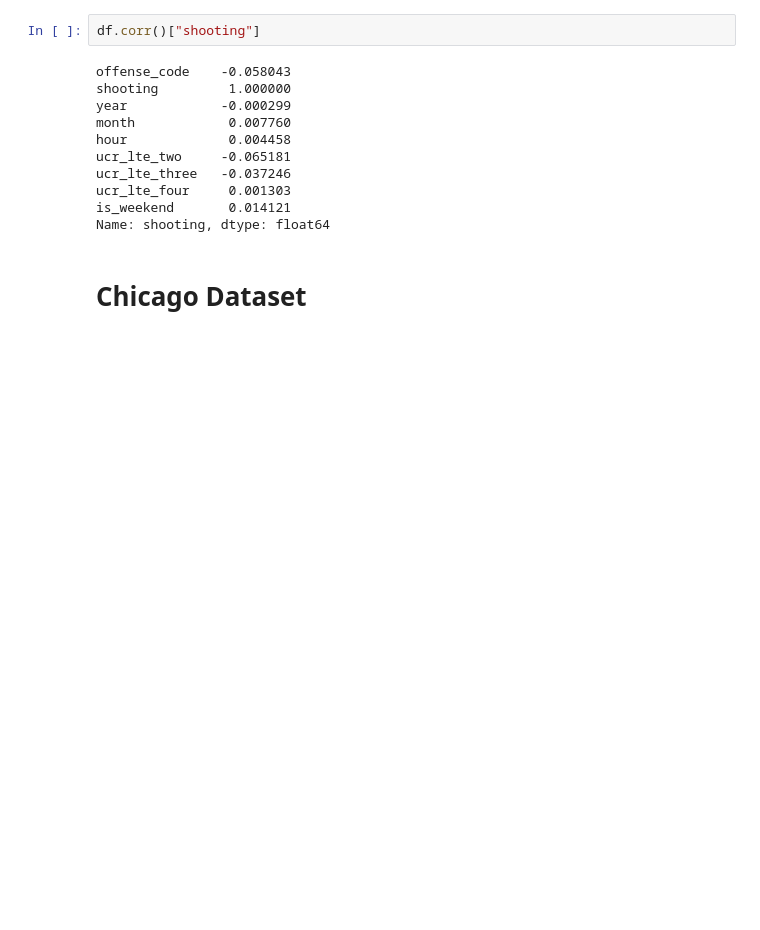
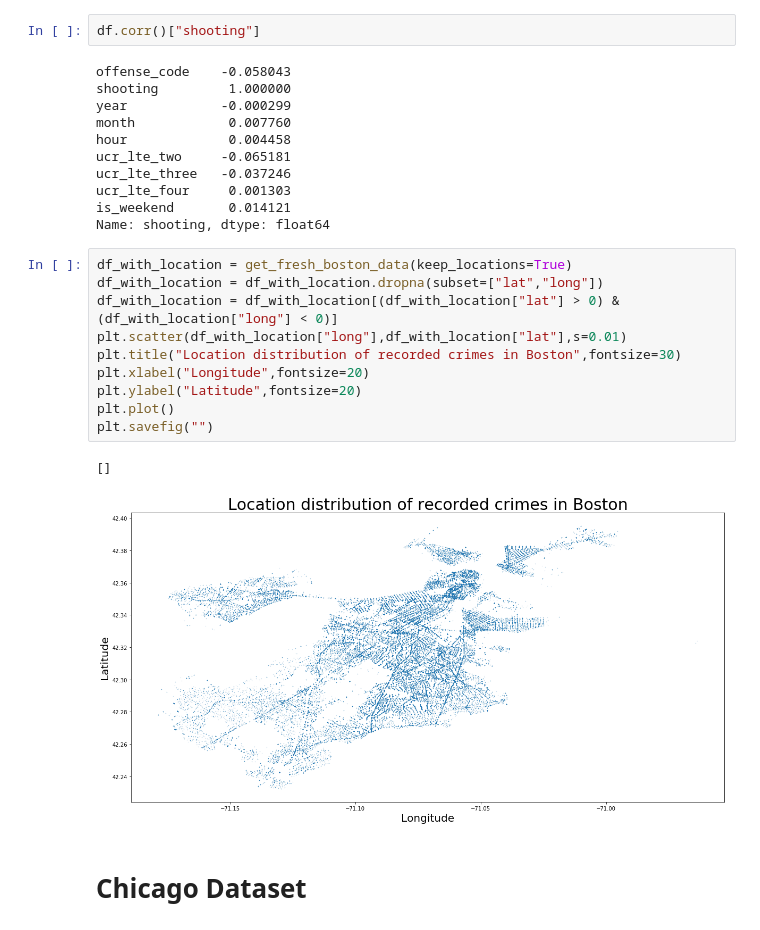
Before and after one commit to bjk99/bds-orie4741-finalproject, a Jupyter notebook: exploratory_analysis.ipynb, the cells around one changed output. Drawn from its saved outputs; the diff is of its cells as text; blank space fills up the shorter version.

Commit message:
Added plot for crime locations

```diff
--- a/exploratory_analysis.ipynb
+++ b/exploratory_analysis.ipynb
@@ -372,6 +366,19 @@ ucr_lte_three   -0.037246
 ucr_lte_four     0.001303
 is_weekend       0.014121
 Name: shooting, dtype: float64
+# %%
+df_with_location = get_fresh_boston_data(keep_locations=True)
+df_with_location = df_with_location.dropna(subset=["lat","long"])
+df_with_location = df_with_location[(df_with_location["lat"] > 0) & (df_with_location["long"] < 0)]
+plt.scatter(df_with_location["long"],df_with_location["lat"],s=0.01)
+plt.title("Location distribution of recorded crimes in Boston",fontsize=30)
+plt.xlabel("Longitude",fontsize=20)
+plt.ylabel("Latitude",fontsize=20)
+plt.plot()
+plt.savefig("")
+# %% [output]
+[]
+[figure, added]
 # %% [markdown]
 # Chicago Dataset
 # %%
```
Also changed, not shown: parts of 1 cell of this notebook, 1 other file.
